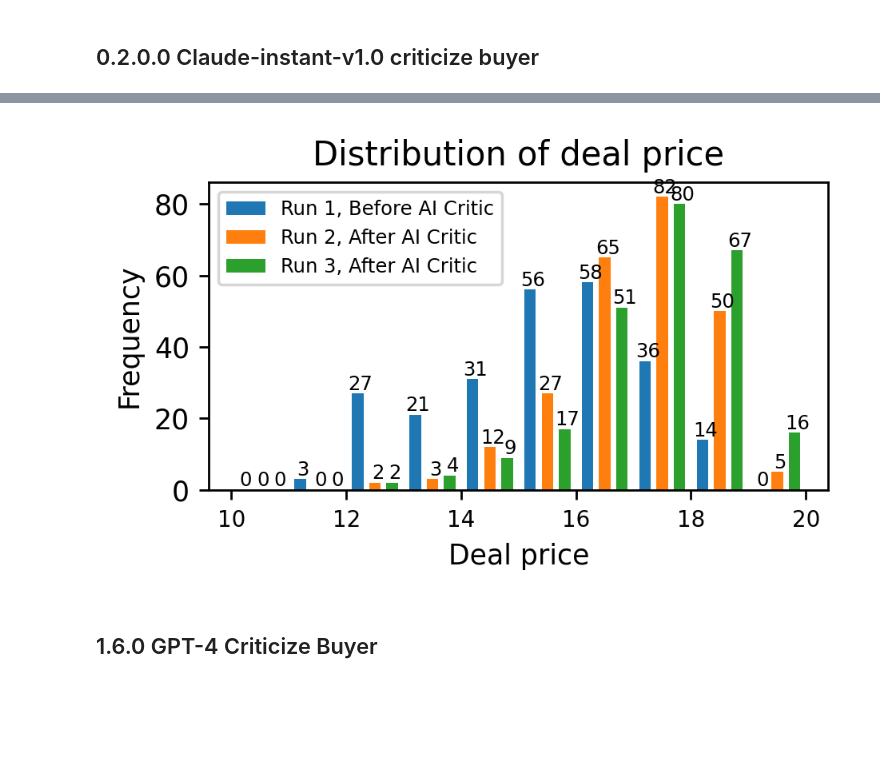
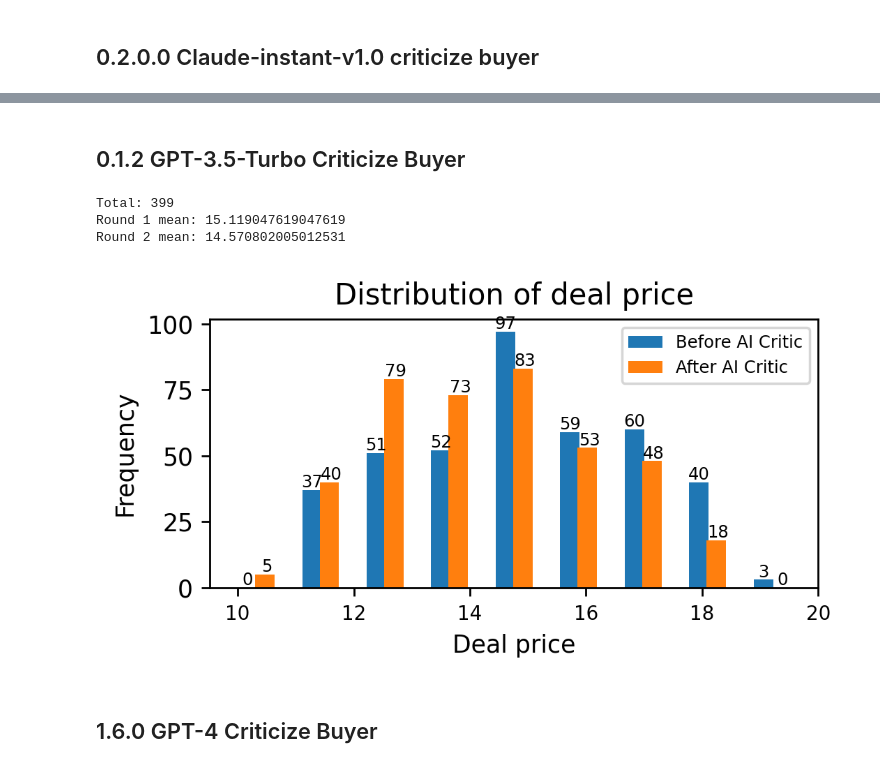
Before and after one commit to FranxYao/GPT-Bargaining, a Jupyter notebook: notebooks/draw_prices.ipynb, the cells around one changed output, grey strips where cells are left out. Cells and saved outputs as stored; diff of their text form; code cells hidden in the pictures; blank space fills up the shorter version.

```diff
--- a/notebooks/draw_prices.ipynb
+++ b/notebooks/draw_prices.ipynb
@@ -208,7 +246,13 @@ len(filtered_price)
-# %%
-draw(filtered_price)
-# %% [output]
-[figure, removed]
+# %% [markdown]
+## 0.1.2 GPT-3.5-Turbo Criticize Buyer
+# %%
+p1, p2 = read_price('../outputs/outputs_before_may/buyer_critic_500_runs_0.1.2.txt')
+draw(p1, p2)
+# %% [output]
+Total: 399
+Round 1 mean: 15.119047619047619
+Round 2 mean: 14.570802005012531
+[figure, added]
 # %% [markdown]
 ## 1.6.0 GPT-4 Criticize Buyer
 # %%
```
Also changed, not shown: parts of 23 cells of this notebook, 15 other files.
